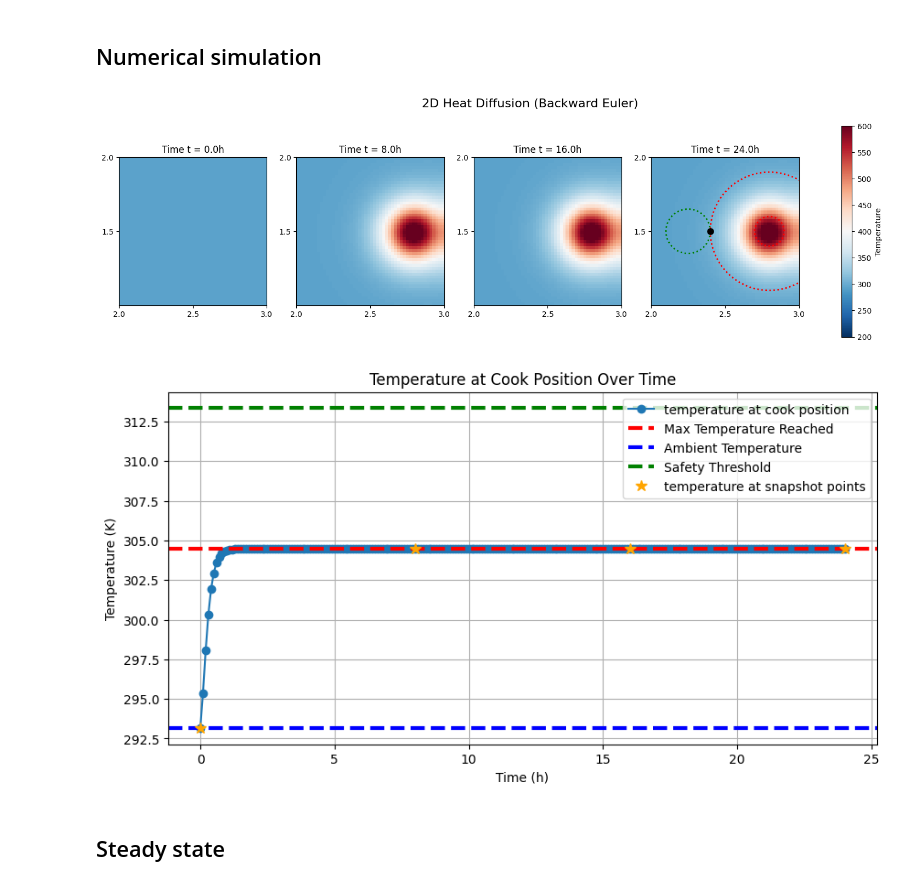
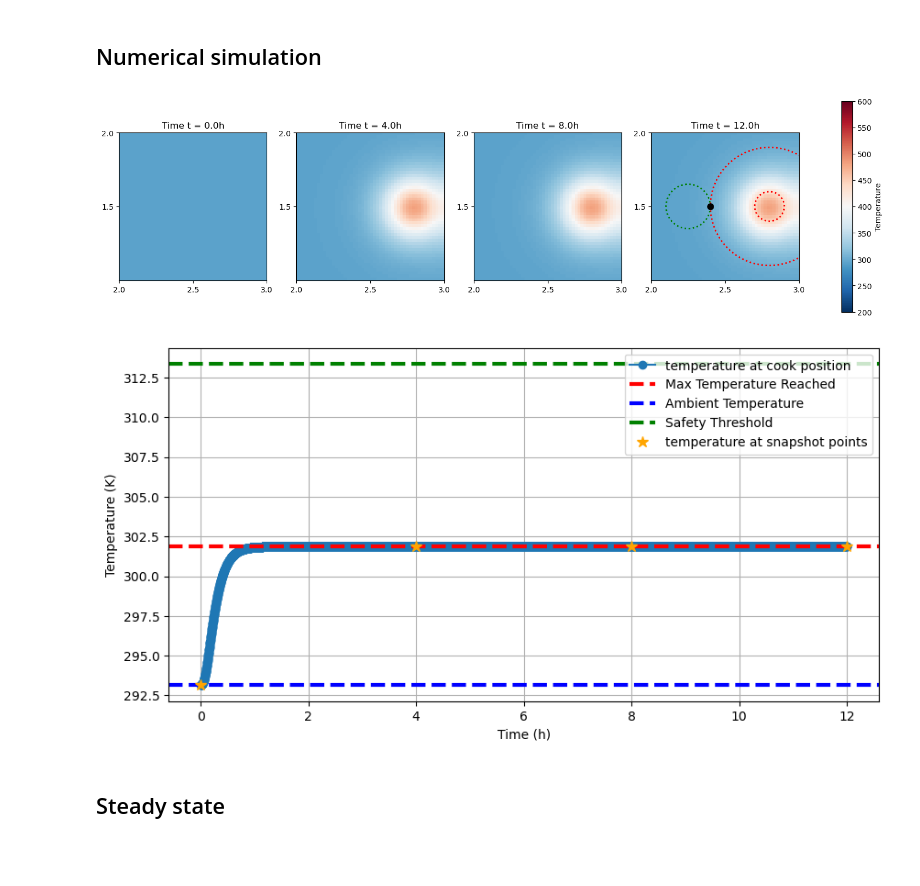
Before and after one commit to tusm06/MATH461_Unit03, a Jupyter notebook: main.ipynb, the cells around one changed output. Drawn from its saved outputs; the diff is of its cells as text; code cells hidden in the pictures; blank space fills up the shorter version.

Commit message:
test beta

```diff
--- a/main.ipynb
+++ b/main.ipynb
@@ -16,15 +16,17 @@ from scipy.sparse import linalg
 # Parameters
 z = 3
 alpha = 1.94e-5 * 3600
-beta = 2.219
-beta = 8
-# beta= 0
+# beta = 2.219
+# beta = 1
+# beta = 3.51
+beta = 6
 T_a = 293.15
 
 # Two options (based on the data on the paper):
 # 1. Assume the pot emits the same amount of heat as the chamber, 171W.
 # 2. Only use the chamber.
-gamma = (171*2)/(1.2*1004) * 3600
+gamma = 171/(1.29*1004) * 3600
+# gamma = 1.09 * 3600
 
 sd = 0.1
 
@@ -37,8 +39,8 @@ cpt = []
 J = 150
 h = 3.0 / J
 s = np.linspace(h, 3.0, J)
-# k = 0.1 * h
-k = 5 * h
+k = 0.1 * h
+# k = 5 * h
 xx, yy = np.meshgrid(s, s)
 x = xx.flatten()
 y = yy.flatten()
@@ -75,7 +77,7 @@ A = I - k*alpha*L + k*beta*I
 ### The following code is adapted and modified from the original MATLAB code provided by Professor Colin Macdonald in MATH 405 in UBC. ###
 
 # Time-stepping
-Tf = 24
+Tf = 12
 numsteps = int(np.ceil(Tf / k))
 t = 0
 # %%
@@ -118,35 +120,35 @@ for i, target in enumerate(target_times):
     axes[i].set_yticks([0, 1.5, 2, 2.5, 3])
     axes[i].set_xlim(2, 3)
     axes[i].set_ylim(1, 2)
 
 fig.colorbar(im, ax=axes.ravel().tolist(), label='Temperature')
-plt.suptitle('2D Heat Diffusion (Backward Euler)', fontsize=16)
+# plt.suptitle(f'2D Heat Diffusion (Backward Euler) with beta = {beta}', fontsize=16)
 
 # Regular standing position away from the stove
 theta = np.linspace(0, 2*np.pi, 100)
 x_circle_1 = 2.8 + 0.4 * np.cos(theta)
 y_circle_1 = 1.5 + 0.4 * np.sin(theta)
 plt.plot(x_circle_1, y_circle_1, color='red', linestyle=':', linewidth=2, label='Target')
 
 # Size of the stove
 x_circle_1 = 2.8 + 0.1 * np.cos(theta)
 y_circle_1 = 1.5 + 0.1 * np.sin(theta)
 plt.plot(x_circle_1, y_circle_1, color='red', linestyle=':', linewidth=2, label='Target')
 
 # Size of the chef
 x_circle_1 = 2.25 + 0.15 * np.cos(theta)
 y_circle_1 = 1.5 + 0.15 * np.sin(theta)
 plt.plot(x_circle_1, y_circle_1, color='green', linestyle=':', linewidth=2, label='cook position')
 
 # Consider the chef as a point
 plt.plot(2.4, 1.5, color='black', marker='o', markersize=8, label='cook position')
 
 # Set display area
 plt.xlim(2, 3)
 plt.ylim(1, 2)
 plt.show()
 # %% [output]
-[figure, old version]
+[figure, new version]
 # %%
 temp = np.array(cpt)
 
@@ -160,14 +162,14 @@ plt.axhline(T_a, color='blue', linestyle='--', linewidth=3, label='Ambient Tempe
 plt.axhline(313.35, color='green', linestyle='--', linewidth=3, label='Safety Threshold')
 plt.plot(target_times, [snapshots[target][iy, ix] for target in target_times], '*', markersize=9, color='orange', label='temperature at snapshot points')
 
-plt.title('Temperature at Cook Position Over Time')
+# plt.title(f'Temperature at Cook Position Over Time with beta = {beta}')
 plt.xlabel('Time (h)')
 plt.ylabel('Temperature (K)')
 plt.grid()
 plt.legend()
 plt.show()
 # %% [output]
-[figure, old version]
+[figure, new version]
 # %% [markdown]
 ## Steady state
 # %% [markdown]
```
Also changed, not shown: 6 other files.
